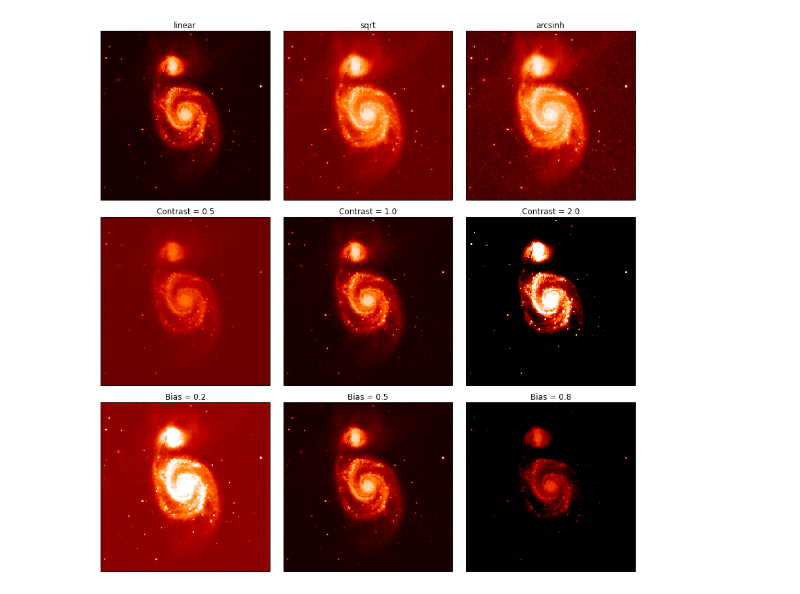
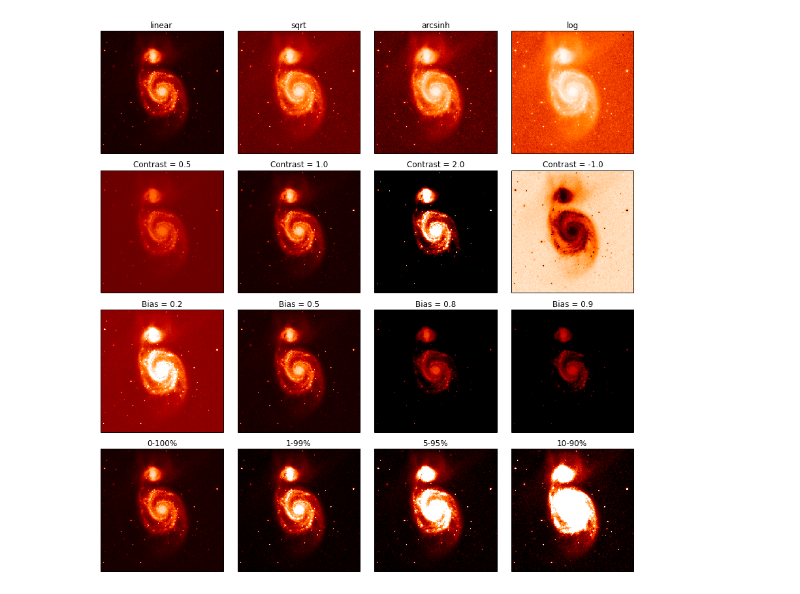
Before and after one commit to glue-viz/ds9norm, a Jupyter notebook: Examples.ipynb, the cells around one changed output. Cells and saved outputs as stored; diff of their text form; code cells hidden in the pictures.

Commit message:
Make sure clips properly autoapplied

```diff
--- a/Examples.ipynb
+++ b/Examples.ipynb
@@ -10,24 +10,29 @@ plt.rcParams['image.cmap'] = 'gist_heat'
 # %%
 data = fits.getdata('M51.fits')
 norm = DS9Normalize(bias=0.2)
 
-figure, axs = plt.subplots(ncols=3, nrows=3, squeeze=False, tight_layout=True)
-for ax, bias in zip(axs[2], [.2, .5, .8]):
+figure, axs = plt.subplots(ncols=4, nrows=4, squeeze=False, tight_layout=True)
+
+for ax, stretch in zip(axs[0], ['linear', 'sqrt', 'arcsinh', 'log']):
+    ax.imshow(data, norm=DS9Normalize(stretch=stretch))
+    ax.set_title(stretch)
+
+for ax, contrast in zip(axs[1], [0.5, 1, 2, -1]):
+    ax.imshow(data, norm=DS9Normalize(contrast=contrast))
+    ax.set_title('Contrast = %0.1f' % contrast)
+
+for ax, bias in zip(axs[2], [.2, .5, .8, .9]):
     ax.imshow(data, norm=DS9Normalize(bias=bias))
     ax.set_title('Bias = %0.1f' % bias)
 
-for ax, contrast in zip(axs[1], [0.5, 1, 2]):
-    ax.imshow(data, norm=DS9Normalize(contrast=contrast))
-    ax.set_title('Contrast = %0.1f' % contrast)
-
-for ax, stretch in zip(axs[0], ['linear', 'sqrt', 'arcsinh']):
-    ax.imshow(data, norm=DS9Normalize(stretch=stretch))
-    ax.set_title(stretch)
+for ax, (lo, hi) in zip(axs[3], [(0, 100), (1, 99), (5, 95), (10, 90)]):
+    im = ax.imshow(data, norm=DS9Normalize(clip_lo=lo, clip_hi=hi))
+    ax.set_title('%i-%i%%' % (lo, hi))
 
 for ax in axs.ravel():
     ax.set_xticks([])
     ax.set_yticks([])
 
 plt.savefig("gallery.png")
 # %% [output]
-[figure, old version]
+[figure, new version]
```
Also changed, not shown: 4 other files.
